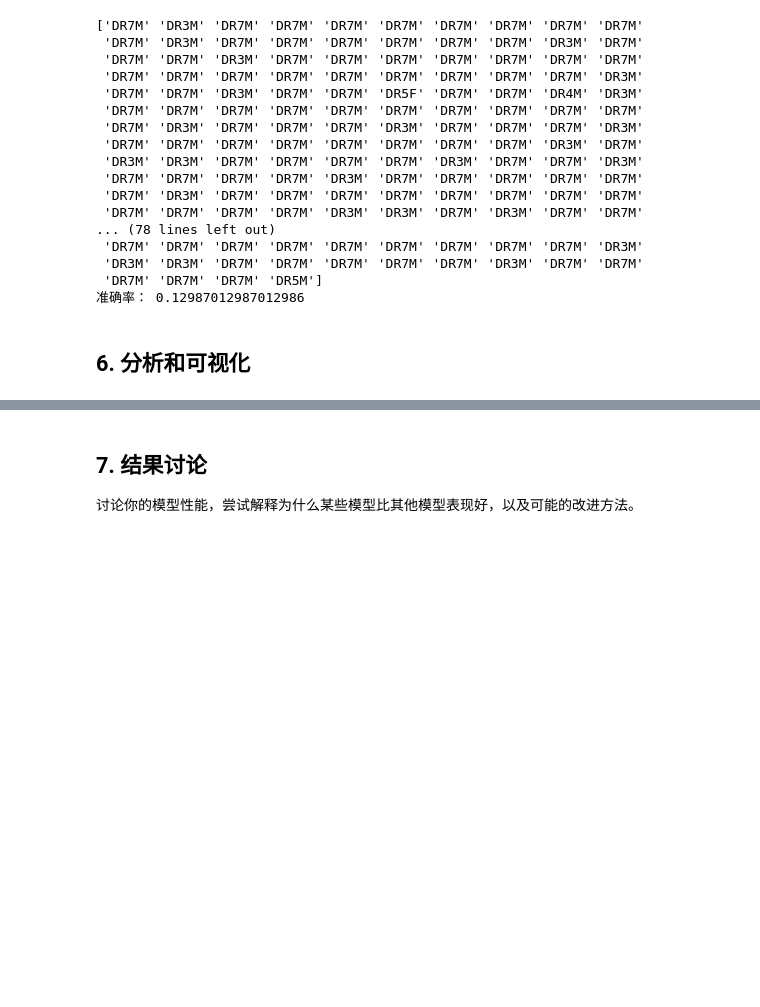
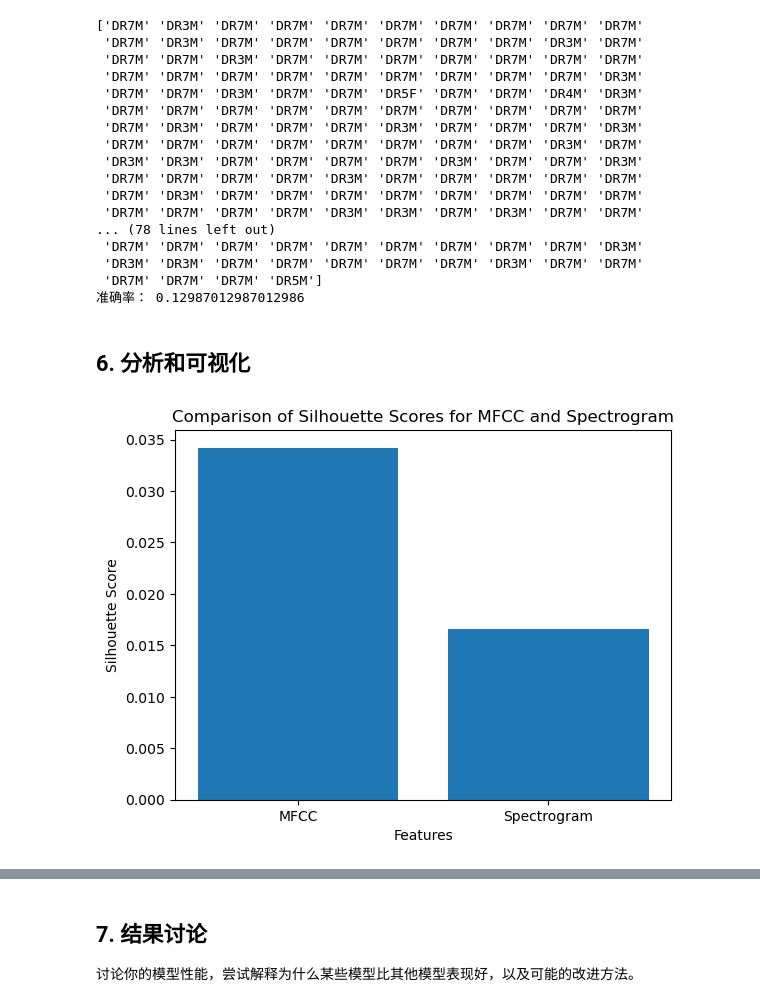
Before and after one commit to xubinrui/ASR-group, a Jupyter notebook: experiment_2/experiment_2.ipynb, the cells around one changed output, grey strips where cells are left out. Cells and saved outputs as stored; diff of their text form; code cells hidden in the pictures; blank space fills up the shorter version.

```diff
--- a/experiment_2/experiment_2.ipynb
+++ b/experiment_2/experiment_2.ipynb
@@ -405,3 +405,19 @@ Please also refer to the documentation for alternative solver options:
 # %%
 ## 请使用matplotlib等可视化库对你的实验结果进行可视化分析。
 ## 包括但不限于准确率的对比、错误分类的分析、特征的影响等。
+# %%
+## 请使用matplotlib等可视化库对你的实验结果进行可视化分析。
+## 包括但不限于准确率的对比、错误分类的分析、特征的影响等。
+import matplotlib.pyplot as plt
+# 定义特征和轮廓系数
+features = ['MFCC', 'Spectrogram']
+scores = [gmm_mfcc_score, gmm_spectrogram_score]
+
+# 绘制柱状图
+plt.bar(features, scores)
+plt.xlabel('Features')
+plt.ylabel('Silhouette Score')
+plt.title('Comparison of Silhouette Scores for MFCC and Spectrogram')
+plt.show()
+# %% [output]
+[figure, added]
```
Also changed, not shown: parts of 1 cell of this notebook.
